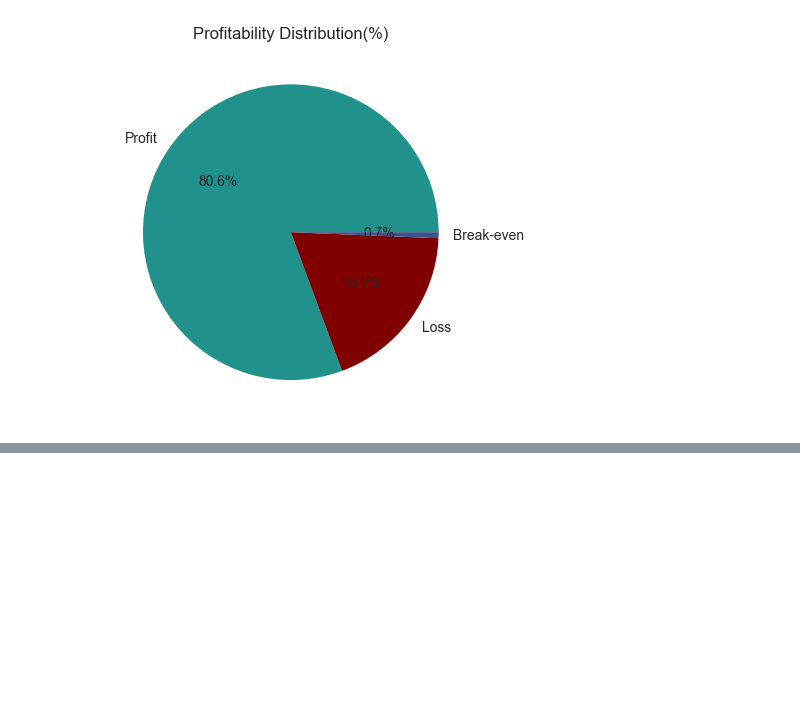
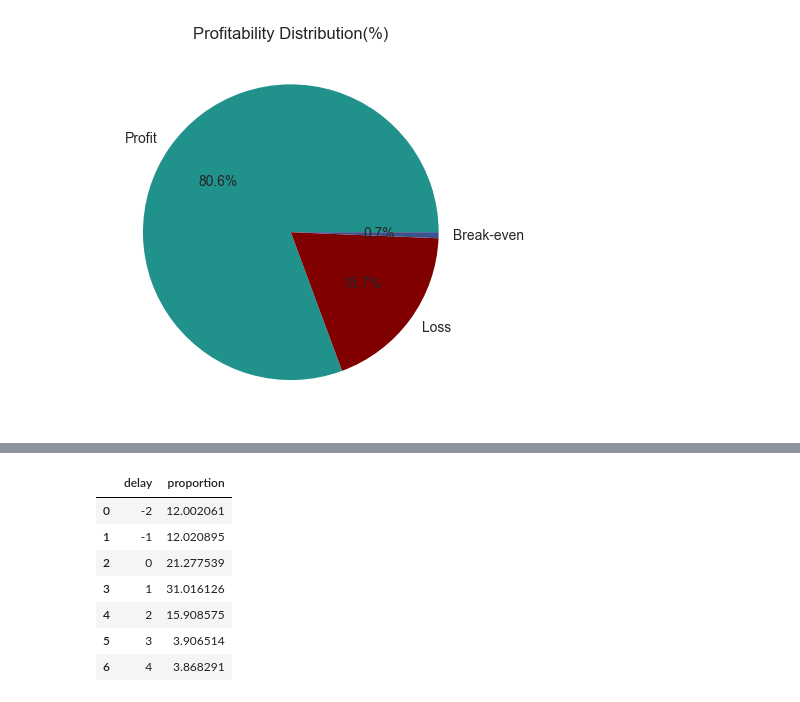
Before and after one commit to UpendraT25/DelieveryTimeAnalysis, a Jupyter notebook: delieveryTimeAnalysis.ipynb, the cells around one changed output, grey strips where cells are left out. Saved outputs shown, nothing was run; the diff lists cells and outputs as text; code cells hidden in the pictures; blank space fills up the shorter version.

```diff
--- a/delieveryTimeAnalysis.ipynb
+++ b/delieveryTimeAnalysis.ipynb
@@ -210,0 +268,16 @@ plt.show()
+# %%
+delay_distribution=(
+    df['delay'].value_counts(normalize=True)
+    .sort_index()*100
+).reset_index()
+
+delay_distribution
+# %% [output]
+|  | delay | proportion |
+| 0 | -2 | 12.002061 |
+| 1 | -1 | 12.020895 |
+| 2 | 0 | 21.277539 |
+| 3 | 1 | 31.016126 |
+| 4 | 2 | 15.908575 |
+| 5 | 3 | 3.906514 |
+| 6 | 4 | 3.868291 |
```
Also changed, not shown: parts of 8 cells of this notebook.
